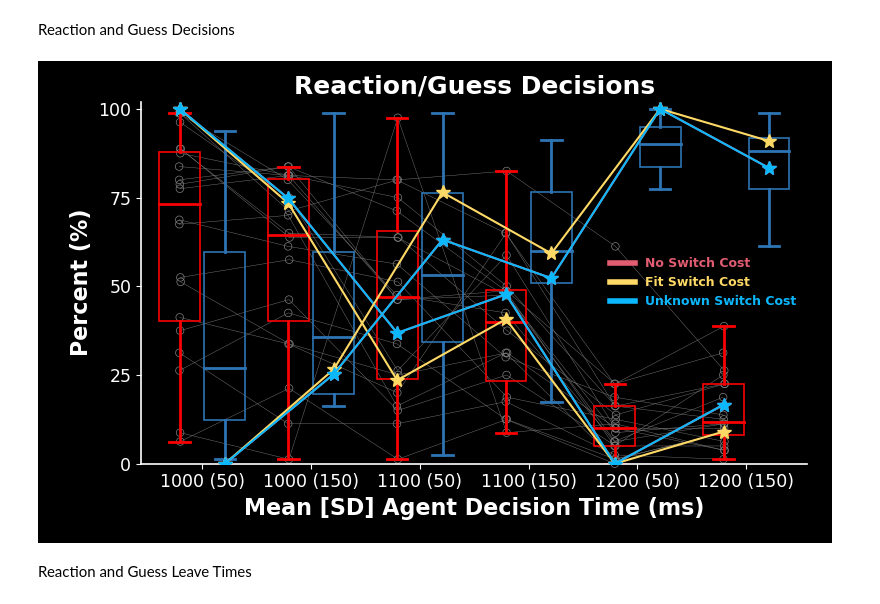
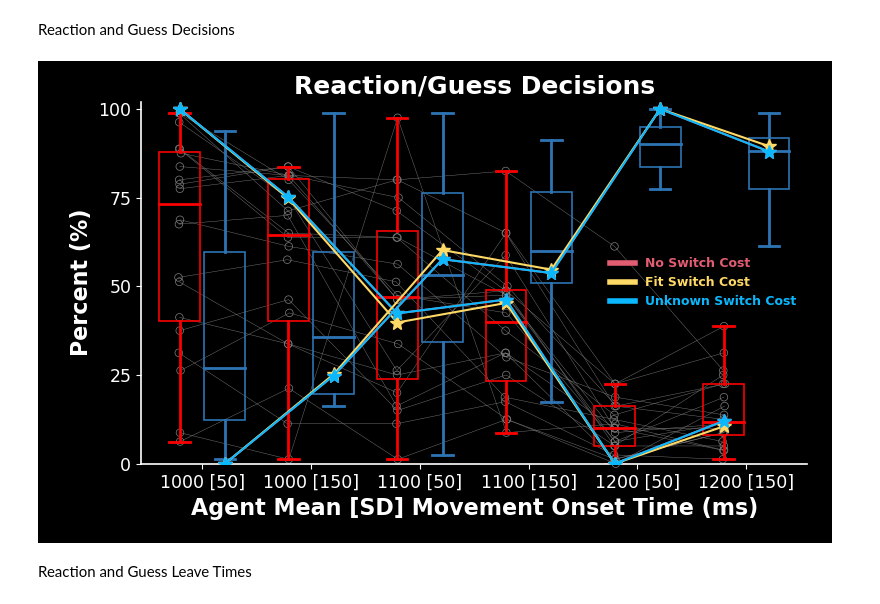
Before and after one commit to SethSullivan/MatchPennies-Agent-Expirement, a Jupyter notebook: scripts/optimal_model/Optimal_Stopping_Model_Compare_No_Switch_Cost_To_Switch_Cost_Only_Optimals.ipynb, the cells around one changed output. Cells and saved outputs as stored; diff of their text form; code cells hidden in the pictures.

```diff
--- a/scripts/optimal_model/Optimal_Stopping_Model_Compare_No_Switch_Cost_To_Switch_Cost_Only_Optimals.ipynb
+++ b/scripts/optimal_model/Optimal_Stopping_Model_Compare_No_Switch_Cost_To_Switch_Cost_Only_Optimals.ipynb
@@ -141,7 +141,7 @@ Run model without switch cost
 # %%
 # Switch cost is the switch delay and the switch sd
 # In this case we
-model_no_switch = oso.ModelConstructor(
+model_no_switch  = ModelConstructor(
      experiment=experiment,
     num_blocks=it.num_blocks,
     num_timesteps=1800,
@@ -158,7 +158,7 @@ model_no_switch = oso.ModelConstructor(
     gamble_switch_sd=np.array([[0, 0]]).T,
     electromechanical_delay=np.array([[50, 50]]).T,
     electromechanical_sd=np.array([[10, 10]]).T,
-    switch_cost_exists=False,
+    switch_cost_exists=True,
     expected=False,
     win_reward=win_reward,
     incorrect_cost=incorrect_cost,
@@ -362,3 +342,7 @@ array([0.085, 0.142, 0.192, 0.143, 0.001, 0.076])
+# %%
+get_no_switch_metric = model_no_switch.results.get_metric
+get_known_switch_metric = model_known_switch.results.get_metric
+get_unknown_switch_metric = model_unknown_switch.results.get_metric
 # %% [markdown]
 # Plots
 # %%
@@ -742,20 +740,26 @@ plt.show()
 # %% [markdown]
 Reaction and Guess Decisions
 # %%
-data_metric1 = group.combine_all_subjects("perc_reaction_decisions")
-no_switch_metric1 = get_no_switch_metric(model_no_switch.player_behavior.prob_selecting_reaction, metric_type="optimal") * 100
-switch_metric1 = get_switch_metric(model_known_switch.player_behavior.prob_selecting_reaction, metric_type="optimal") * 100
-unknown_switch_metric1 = get_no_switch_metric(model_known_switch.player_behavior.prob_selecting_reaction, metric_type="optimal") * 100
+data_metric1 = group.react_guess_score_metrics.react_guess_decisions('react')/it.num_trials*100
+no_switch_metric1 = get_no_switch_metric(model_no_switch.player_behavior.prob_selecting_reaction,
+                                        metric_type='true',decision_type="optimal") * 100
+switch_metric1 = get_known_switch_metric(model_known_switch.player_behavior.prob_selecting_reaction,
+                                        metric_type='true',decision_type="optimal") * 100
+unknown_switch_metric1 = get_no_switch_metric(model_known_switch.player_behavior.prob_selecting_reaction,
+                                        metric_type='true',decision_type="optimal") * 100
 
-data_metric2 = group.combine_all_subjects("perc_gamble_decisions")
-no_switch_metric2 = get_no_switch_metric(model_no_switch.player_behavior.prob_selecting_gamble, metric_type="optimal") * 100
-switch_metric2 = get_switch_metric(model_known_switch.player_behavior.prob_selecting_gamble, metric_type="optimal") * 100
-unknown_switch_metric2 = get_no_switch_metric(model_known_switch.player_behavior.prob_selecting_gamble, metric_type="optimal") * 100
+data_metric2 = group.react_guess_score_metrics.react_guess_decisions('guess')/it.num_trials*100
+no_switch_metric2 = get_no_switch_metric(model_no_switch.player_behavior.prob_selecting_gamble,
+                                        metric_type='true',decision_type="optimal") * 100
+switch_metric2 = get_known_switch_metric(model_known_switch.player_behavior.prob_selecting_gamble,
+                                        metric_type='true',decision_type="optimal") * 100
+unknown_switch_metric2 = get_no_switch_metric(model_known_switch.player_behavior.prob_selecting_gamble,
+                                        metric_type='true',decision_type="optimal") * 100
 
 # Out of x number of Reaction and Guess decisions, how many of them were indecisions
 w, h = 10, 6
 axmain, ax = pf.make_figure_panel(figsize=(w, h), inset_size=(1.2, 0.9, w - 1.4, h - 1.3))
-xlocs = np.linspace(0, w, num=len(trial_block_titles))
+xlocs = np.linspace(0, w, num=len(it.trial_block_titles))
 ylocs = np.arange(0, 125, 25)
 bw = 0.75
 pf.multiple_models_boxplot_v2(
@@ -772,36 +776,36 @@ pf.multiple_models_boxplot_v2(
 )
 
 pf.multiple_models_boxplot_v2(
     ax=ax,
     data=data_metric2,
     model_data_list=[no_switch_metric2, switch_metric2, unknown_switch_metric2],
     labels=['No Switch Cost','Fit Switch Cost','Unknown Switch Cost'],
     xlocs=xlocs + bw / 1.8,
     box_width=bw,
     colors=wheel.seth_blue,
     jitter=False,
 )
 
 ax.set_xlim(min(xlocs) - 1.5 * bw, max(xlocs) + 1.5 * bw), ax.set_ylim(min(ylocs), max(ylocs))
 
 ax.set_xticks(xlocs), ax.set_yticks(ylocs)
 
 ax.set_ylim(0, 102)
 ax.set_xticks(xlocs)
-ax.set_xticklabels(trial_block_titles)
+ax.set_xticklabels(it.trial_block_titles)
 ax.set_ylabel("Percent (%)")
-ax.set_xlabel(xlabel)
+ax.set_xlabel(it.xlabel)
 ax.set_title("Reaction/Guess Decisions")
 # dv.custom_legend(ax,['Reaction','Gamble'],[wheel.seth_red,wheel.seth_blue],fontsize=10,loc =  (0.9,1))
 
 if save:
     axmain.set_axis_off()
     plt.savefig(SAVE_PATH + "reaction_and_gamble_decisions_with_optimal_model", dpi=400, transparent=True)
 axmain.set_axis_off()
 
 plt.show()
 # %% [output]
-[figure, old version]
+[figure, new version]
 # %% [markdown]
 Reaction and Guess Leave Times
 # %%
```
Also changed, not shown: parts of 35 cells of this notebook.
